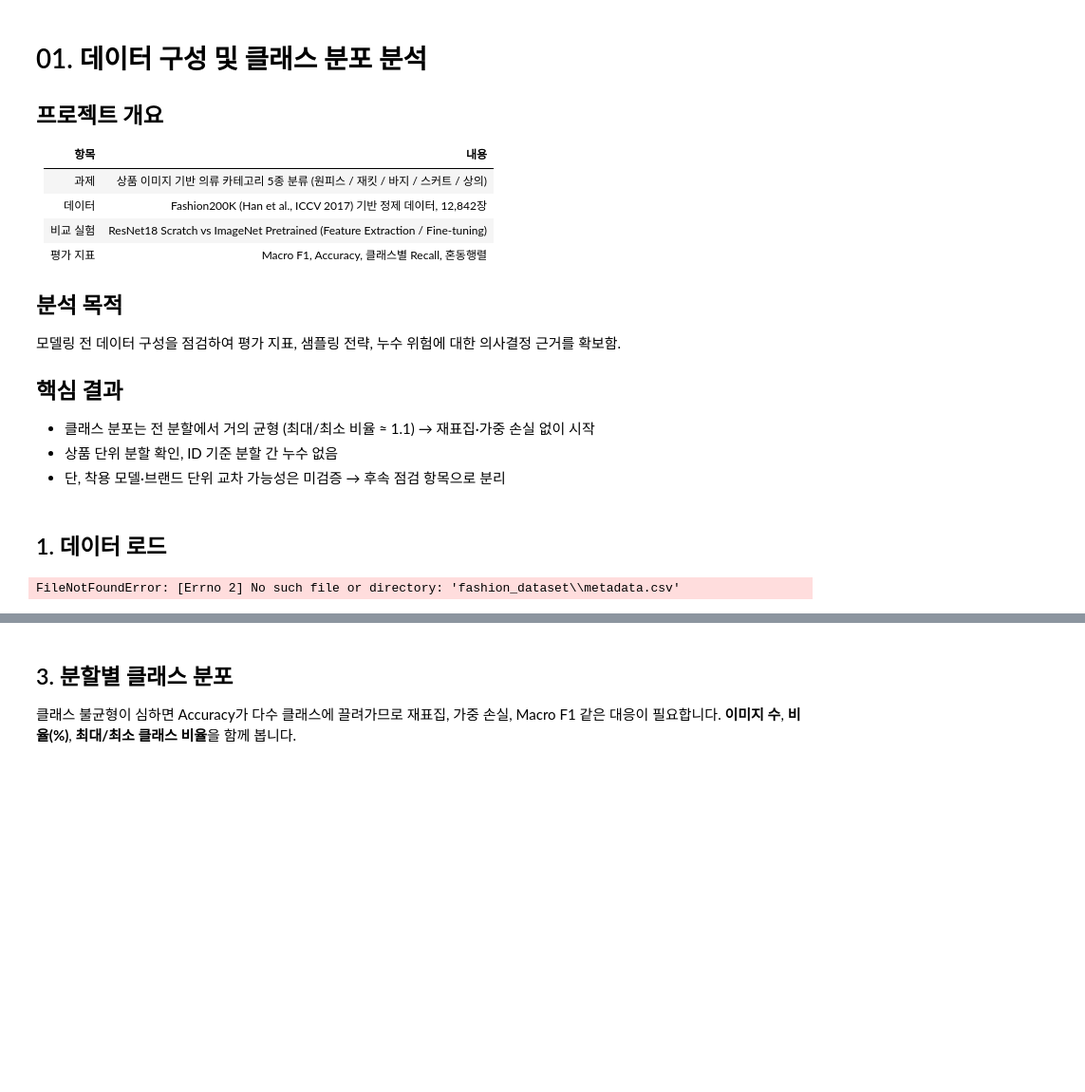
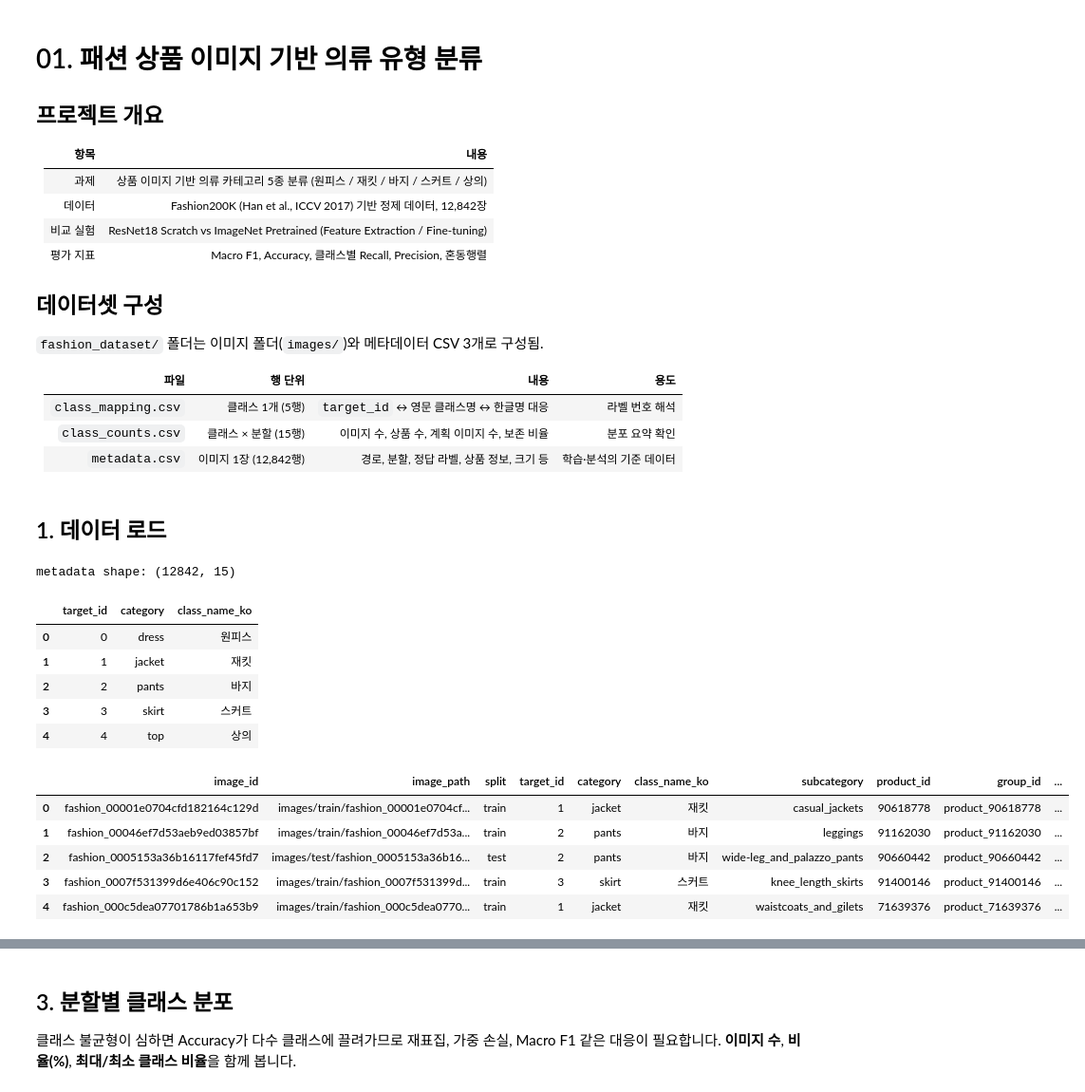
Before and after one commit to prohayo33/cv_project_2, a Jupyter notebook: 01_data_class_distribution.ipynb, the cells around one changed output, grey strips where cells are left out. Shown at 95% size. Drawn from its saved outputs; the diff is of its cells as text; code cells hidden in the pictures; blank space fills up the shorter version.

```diff
--- a/01_data_class_distribution.ipynb
+++ b/01_data_class_distribution.ipynb
@@ -1,5 +1,5 @@
 # %% [markdown]
-# 01. 데이터 구성 및 클래스 분포 분석
+# 01. 패션 상품 이미지 기반 의류 유형 분류
 
 ## 프로젝트 개요
 | 항목 | 내용 |
@@ -7,32 +7,49 @@
 | 과제 | 상품 이미지 기반 의류 카테고리 5종 분류 (원피스 / 재킷 / 바지 / 스커트 / 상의) |
 | 데이터 | Fashion200K (Han et al., ICCV 2017) 기반 정제 데이터, 12,842장 |
 | 비교 실험 | ResNet18 Scratch vs ImageNet Pretrained (Feature Extraction / Fine-tuning) |
-| 평가 지표 | Macro F1, Accuracy, 클래스별 Recall, 혼동행렬 |
+| 평가 지표 | Macro F1, Accuracy, 클래스별 Recall, Precision, 혼동행렬 |
 
-## 분석 목적
-모델링 전 데이터 구성을 점검하여 평가 지표, 샘플링 전략, 누수 위험에 대한 의사결정 근거를 확보함.
+## 데이터셋 구성
 
-## 핵심 결과
-- 클래스 분포는 전 분할에서 거의 균형 (최대/최소 비율 ≈ 1.1) → 재표집·가중 손실 없이 시작
-- 상품 단위 분할 확인, ID 기준 분할 간 누수 없음
-- 단, 착용 모델·브랜드 단위 교차 가능성은 미검증 → 후속 점검 항목으로 분리
+`fashion_dataset/` 폴더는 이미지 폴더(`images/`)와 메타데이터 CSV 3개로 구성됨.
+
+| 파일 | 행 단위 | 내용 | 용도 |
+|---|---|---|---|
+| `class_mapping.csv` | 클래스 1개 (5행) | `target_id` ↔ 영문 클래스명 ↔ 한글명 대응 | 라벨 번호 해석 |
+| `class_counts.csv` | 클래스 × 분할 (15행) | 이미지 수, 상품 수, 계획 이미지 수, 보존 비율 | 분포 요약 확인 |
+| `metadata.csv` | 이미지 1장 (12,842행) | 경로, 분할, 정답 라벨, 상품 정보, 크기 등 | 학습·분석의 기준 데이터 |
 # %% [markdown]
 ## 1. 데이터 로드
 # %%
 from pathlib import Path
 import pandas as pd
 import matplotlib.pyplot as plt
 
 DATA_ROOT = Path("fashion_dataset")
 META_PATH = DATA_ROOT / "metadata.csv"
 MAP_PATH = DATA_ROOT / "class_mapping.csv"
+COUNTS_PATH = DATA_ROOT / "class_counts.csv"
+
 SPLITS = ["train", "val", "test"]
 
 meta = pd.read_csv(META_PATH, encoding="utf-8-sig")
 class_map = pd.read_csv(MAP_PATH, encoding="utf-8-sig")
+class_counts = pd.read_csv(COUNTS_PATH, encoding="utf-8-sig")
 
 print("metadata shape:", meta.shape)
 display(class_map)
 display(meta.head())
 # %% [output]
-FileNotFoundError: [Errno 2] No such file or directory: 'fashion_dataset\\metadata.csv'
+metadata shape: (12842, 15)
+|  | target_id | category | class_name_ko |
+| 0 | 0 | dress | 원피스 |
+| 1 | 1 | jacket | 재킷 |
+| 2 | 2 | pants | 바지 |
+| 3 | 3 | skirt | 스커트 |
+| 4 | 4 | top | 상의 |
+|  | image_id | image_path | split | target_id | category | class_name_ko | subcategory | product_id | group_id | ... |
+| 0 | fashion_00001e0704cfd182164c129d | images/train/fashion_00001e0704cf... | train | 1 | jacket | 재킷 | casual_jackets | 90618778 | product_90618778 | ... |
+| 1 | fashion_00046ef7d53aeb9ed03857bf | images/train/fashion_00046ef7d53a... | train | 2 | pants | 바지 | leggings | 91162030 | product_91162030 | ... |
+| 2 | fashion_0005153a36b16117fef45fd7 | images/test/fashion_0005153a36b16... | test | 2 | pants | 바지 | wide-leg_and_palazzo_pants | 90660442 | product_90660442 | ... |
+| 3 | fashion_0007f531399d6e406c90c152 | images/train/fashion_0007f531399d... | train | 3 | skirt | 스커트 | knee_length_skirts | 91400146 | product_91400146 | ... |
+| 4 | fashion_000c5dea07701786b1a653b9 | images/train/fashion_000c5dea0770... | train | 1 | jacket | 재킷 | waistcoats_and_gilets | 71639376 | product_71639376 | ... |
```
Also changed, not shown: parts of 23 cells of this notebook.
